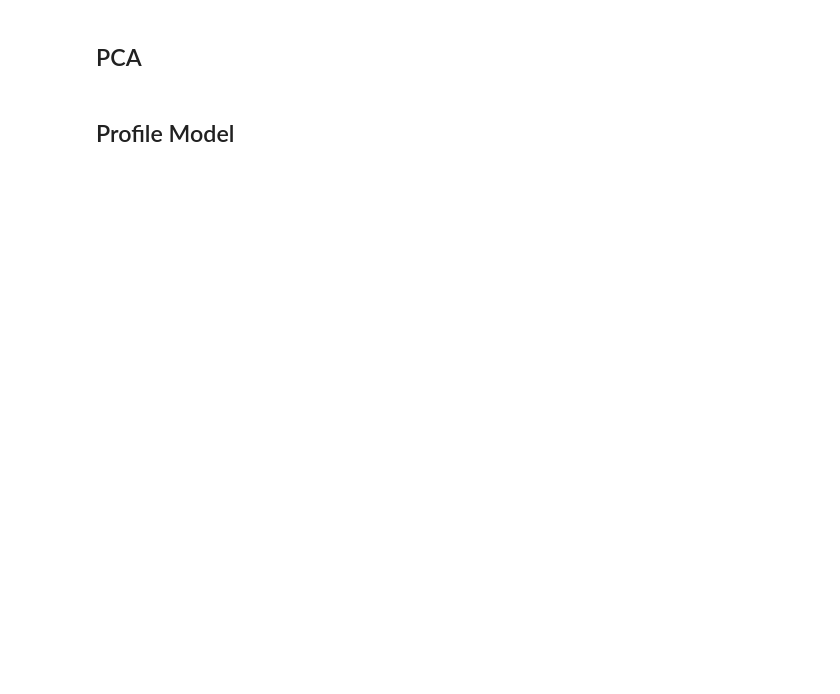
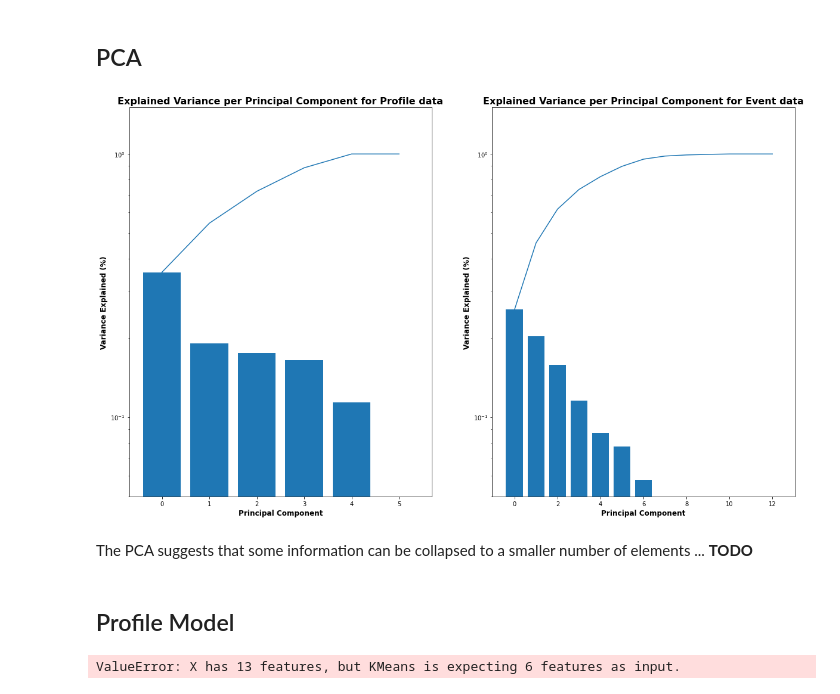
Before and after one commit to amcumber/udacity-mle-capstone-project, a Jupyter notebook: Starbucks_Capstone_notebook.ipynb, the cells around one changed output. Drawn from its saved outputs; the diff is of its cells as text; code cells hidden in the pictures; blank space fills up the shorter version.

Commit message:
feat: preliminary analysis for PCA and KMeans

```diff
--- a/Starbucks_Capstone_notebook.ipynb
+++ b/Starbucks_Capstone_notebook.ipynb
@@ -628,5 +647,48 @@ AttributeError: 'DataLabel' object has no attribute 'get'
 # %% [markdown]
 ## PCA
+# %%
+import pathlib
+
+from capstone_tools.data_loaders import load_dataset
+
+root = pathlib.Path('data/processed')
+profile_train_loc = root.joinpath('profile/train')
+event_train_loc = root.joinpath('event/train')
+profile_train_data, profile_train_labels = load_dataset(profile_train_loc)
+train_event_data, train_event_labels = load_dataset(event_train_loc)
+# %%
+from sklearn.decomposition import PCA
+
+pcas = (PCA() for _ in range(2))
+
+fig, axs = plt.subplots(1, 2, figsize=(20, 12))
+dataset = (profile_train_data, train_event_data)
+names = ("Profile", "Event")
+for ax, pca, data, name in zip(axs, pcas, dataset, names):
+    results = pca.fit_transform(data)
+    vars = pca.explained_variance_ratio_
+    n = len(vars)
+    ax.bar(range(n), vars)
+    ax.plot(range(n), vars.cumsum())
+    ax.set_ylabel("Variance Explained (%)", fontweight='bold',fontsize=12)
+    ax.set_xlabel(
+        f"Principal Component",
+        fontweight='bold',
+        fontsize=12,
+    )
+    ax.semilogy()
+    ax.set_ylim([0.05, 1.5])
+    ax.set_title(
+        f"Explained Variance per Principal Component for {name.title()} data",
+        fontweight='bold',
+        fontsize=16,
+    )
+
+plt.show()
+# %% [output]
+[figure, added]
+# %% [markdown]
+The PCA suggests that some information can be collapsed to a smaller number of elements ... **TODO**
 # %% [markdown]
 ## Profile Model
 # %%
@@ -637,0 +704,19 @@ for model in km_models:
+# %%
+def get_kmeans_score(data, rng):
+    km_models = (KMeans(n_clusters=i) for i in rng)
+    for clf in km_models:
+        clf.fit(train_data)
+        score = clf.score(data)
+        n = clf.n_clusters
+        mean_dist = np.sqrt(-score)
+        yield n, mean_dist
+
+scores = get_kmeans_score(data, range(1, 10))
+
+clusters = []
+mean_dist = []
+for cluster, d in scores:
+    clusters.append(cluster)
+    mean_dist.append(d)
+# %% [output]
+ValueError: X has 13 features, but KMeans is expecting 6 features as input.
```
Also changed, not shown: parts of 20 cells of this notebook, 1 other file.
